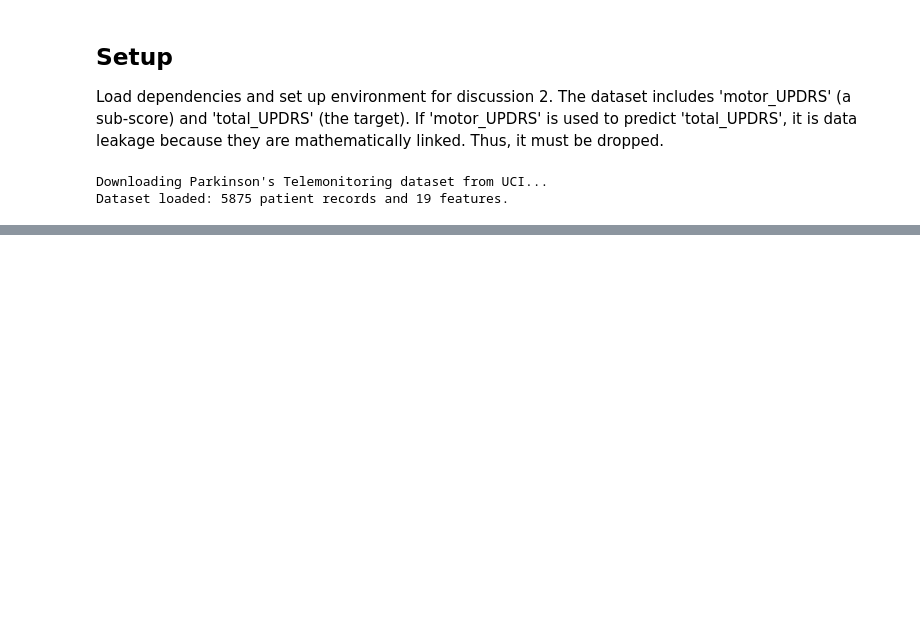
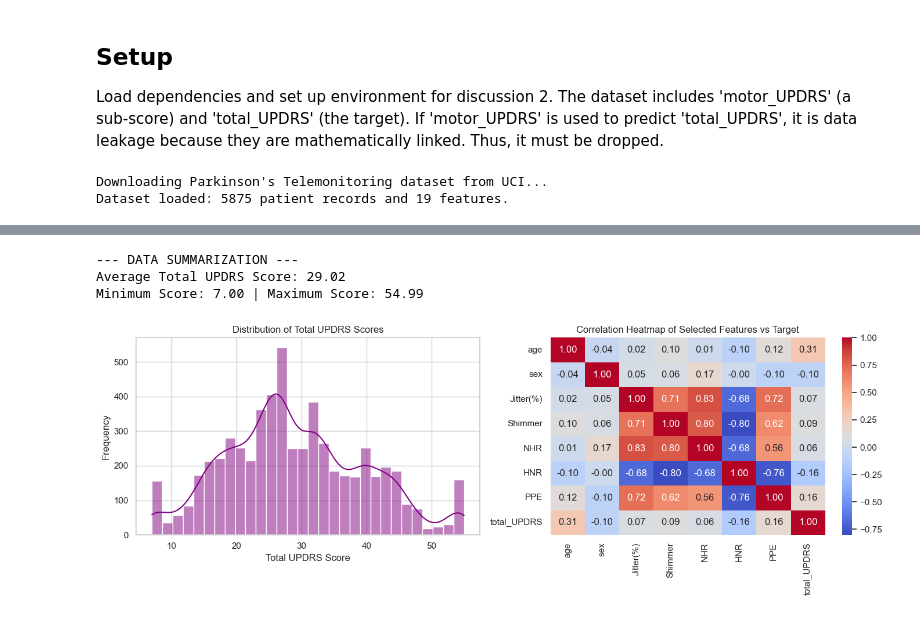
Before and after one commit to alyxz-cmg/TCGA-Kidney-Cancers-RNA-Seq, a Jupyter notebook: discussion3.ipynb, the cells around one changed output, grey strips where cells are left out. Saved outputs shown, nothing was run; the diff lists cells and outputs as text; code cells hidden in the pictures; blank space fills up the shorter version.

Commit message:
plotted and visualized features

```diff
--- a/discussion3.ipynb
+++ b/discussion3.ipynb
@@ -34,0 +38,27 @@ Dataset loaded: 5875 patient records and 19 features.
+# %%
+print("\n--- DATA SUMMARIZATION ---")
+print(f"Average Total UPDRS Score: {y.mean():.2f}")
+print(f"Minimum Score: {y.min():.2f} | Maximum Score: {y.max():.2f}")
+
+plt.figure(figsize=(14, 5))
+
+plt.subplot(1, 2, 1)
+sns.histplot(y, bins=30, kde=True, color="purple")
+plt.title("Distribution of Total UPDRS Scores")
+plt.xlabel("Total UPDRS Score")
+plt.ylabel("Frequency")
+
+plt.subplot(1, 2, 2)
+subset_features = ['age', 'sex', 'Jitter(%)', 'Shimmer', 'NHR', 'HNR', 'PPE']
+corr_matrix = df[subset_features + ['total_UPDRS']].corr()
+
+sns.heatmap(corr_matrix, annot=True, cmap="coolwarm", fmt=".2f", cbar=True)
+plt.title("Correlation Heatmap of Selected Features vs Target")
+
+plt.tight_layout()
+plt.show()
+# %% [output]
+--- DATA SUMMARIZATION ---
+Average Total UPDRS Score: 29.02
+Minimum Score: 7.00 | Maximum Score: 54.99
+[figure, added]
```
Also changed, not shown: parts of 1 cell of this notebook.
